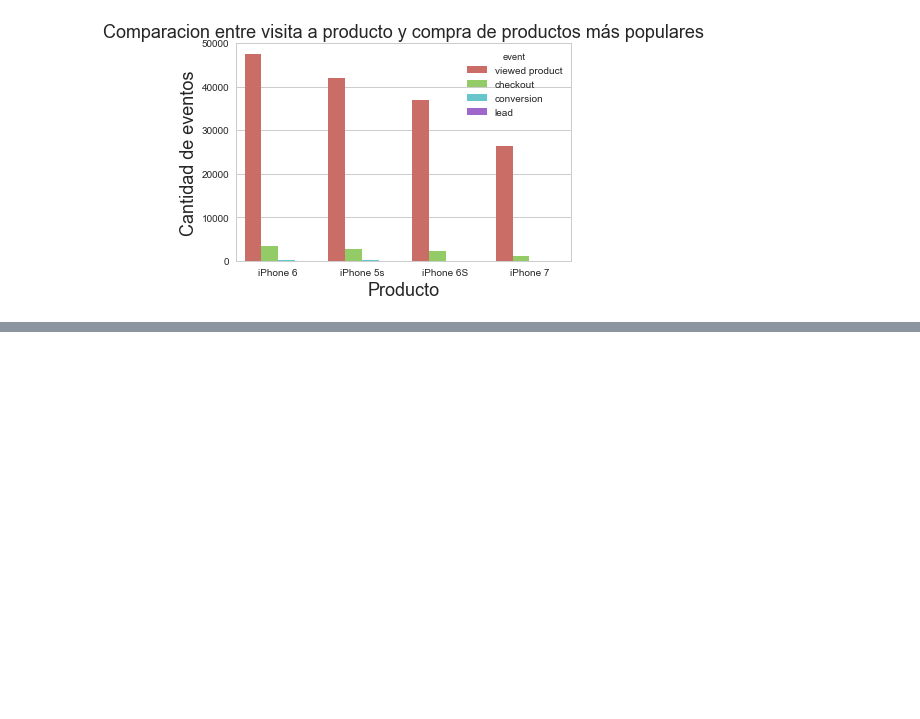
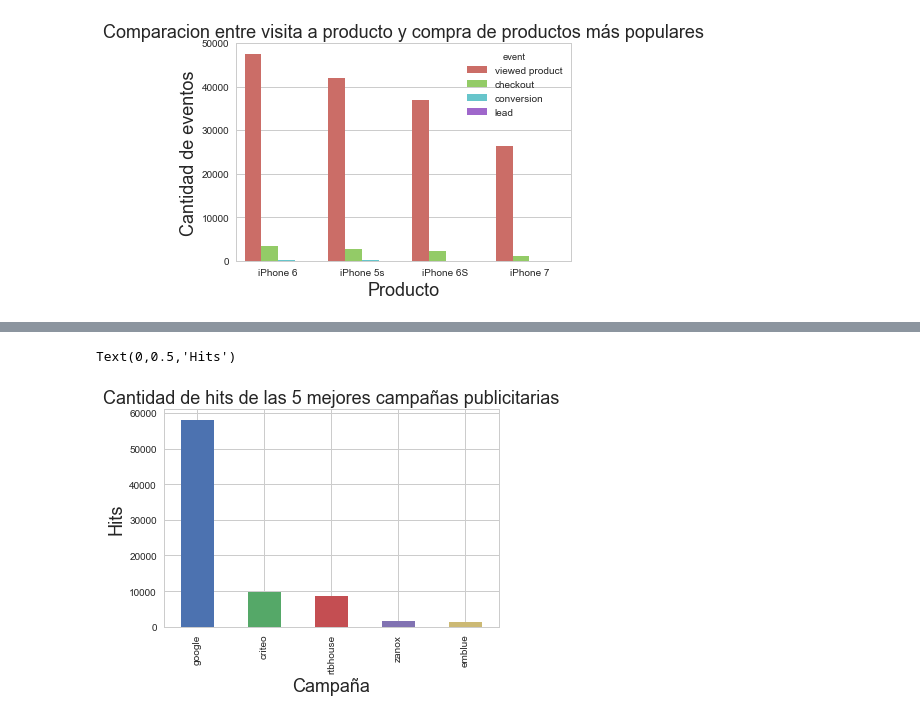
Before and after one commit to MartinCohen98/OrganizacionDeDatosTP1, a Jupyter notebook: AnalisisExploratorioMartin.ipynb, the cells around one changed output, grey strips where cells are left out. Cells and saved outputs as stored; diff of their text form; code cells hidden in the pictures; blank space fills up the shorter version.

```diff
--- a/AnalisisExploratorioMartin.ipynb
+++ b/AnalisisExploratorioMartin.ipynb
@@ -144,0 +145,13 @@ Text(0.5,0,'Fecha')
+# %%
+campaniasPublicitarias = df['campaign_source'].dropna()
+
+plotPublicidad = campaniasPublicitarias.value_counts().head(5).plot(kind = 'bar')
+
+plotPublicidad.set_title('Cantidad de hits de las 5 mejores campañas publicitarias', fontsize=18)
+plotPublicidad.set_xlabel('Campaña', fontsize=18)
+plotPublicidad.set_ylabel('Hits', fontsize=18)
+
+#Google es la que trae más hits por mucho
+# %% [output]
+Text(0,0.5,'Hits')
+[figure, added]
```
Also changed, not shown: parts of 3 cells of this notebook.
